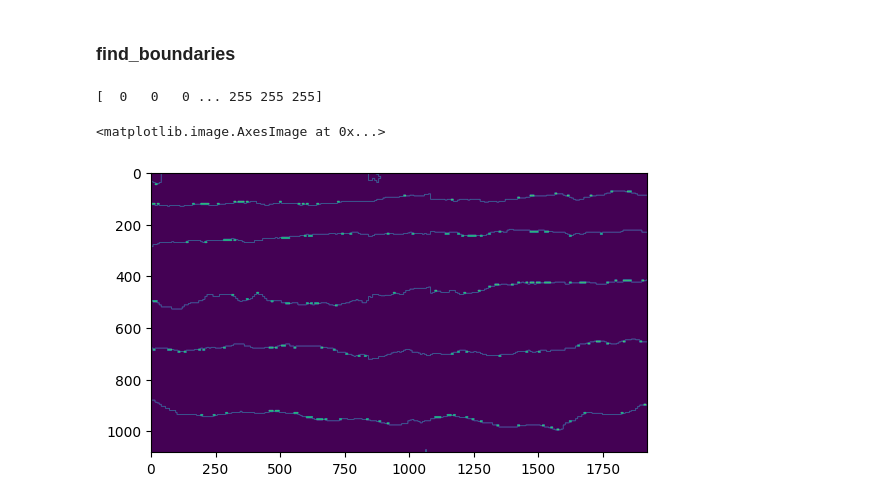
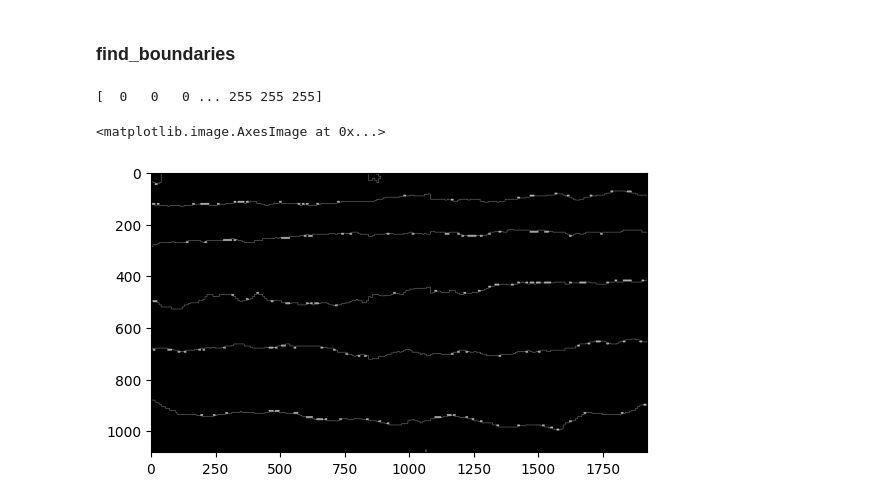
Before and after one commit to NagatoYuki0943/opencv-learn, a Jupyter notebook: python/15_Canny_find_boundaries.ipynb, the cells around one changed output. Cells and saved outputs as stored; diff of their text form; code cells hidden in the pictures.

```diff
--- a/python/15_Canny_find_boundaries.ipynb
+++ b/python/15_Canny_find_boundaries.ipynb
@@ -130,11 +130,11 @@ plt.imshow(cv2.cvtColor(c, cv2.COLOR_BGR2RGB))
 # %%
 b = skimage.segmentation.find_boundaries(
     label_img=image2,
     mode="outer"
 )
 print(c[0])
-plt.imshow(b)
+plt.imshow(b, cmap="gray")
 # %% [output]
 [  0   0   0 ... 255 255 255]
 <matplotlib.image.AxesImage at 0x...>
-[figure, old version]
+[figure, new version]
```
Also changed, not shown: parts of 6 cells of this notebook.
